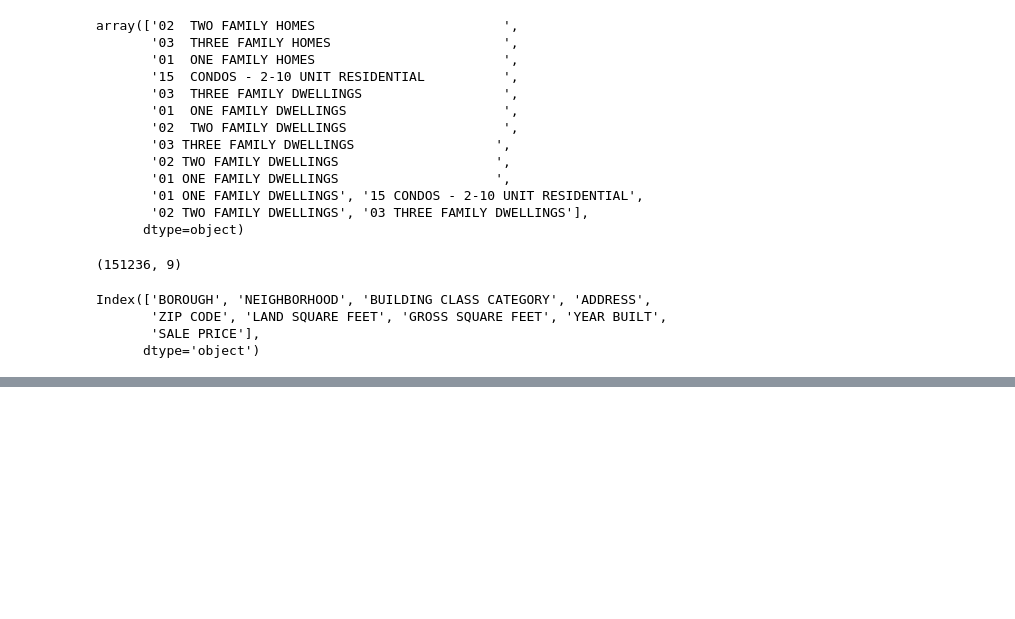
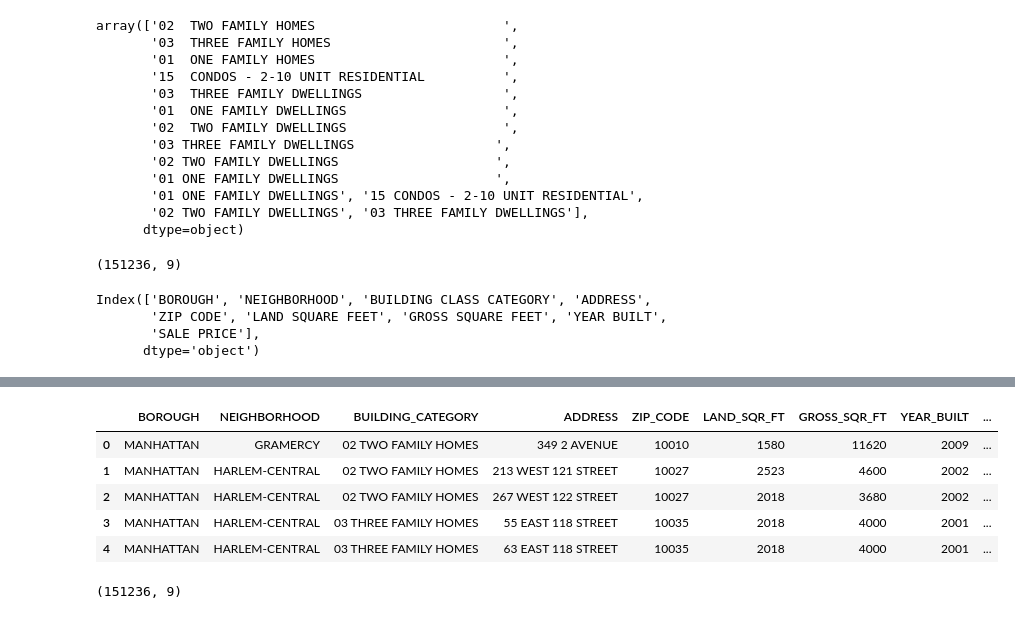
Before and after one commit to ruejo2013/REAL_ESTATE_INVESTMENT_COMPANY_PROJECT, a Jupyter notebook: customer_data.ipynb, the cells around one changed output, grey strips where cells are left out. Saved outputs shown, nothing was run; the diff lists cells and outputs as text; code cells hidden in the pictures; blank space fills up the shorter version.

```diff
--- a/customer_data.ipynb
+++ b/customer_data.ipynb
@@ -354,3 +356,14 @@ df_kaggle_new.head(2)
 |  | BOROUGH | NEIGHBORHOOD | BUILDING_CATEGORY | ADDRESS | ZIP_CODE | LAND_SQR_FT | GROSS_SQR_FT | YEAR_BUILT | ... |
 | 2338 | MANHATTAN | GRAMERCY | 02 TWO FAMILY HOMES | 349 2 AVENUE | 10010 | 1580 | 11620 | 2009 | ... |
 | 4456 | MANHATTAN | HARLEM-CENTRAL | 02 TWO FAMILY HOMES | 213 WEST 121 STREET | 10027 | 2523 | 4600 | 2002 | ... |
+# %%
+df_kaggle_new = df_kaggle_new.reset_index(drop=True)
+# %%
+df_kaggle_new.head()
+# %% [output]
+|  | BOROUGH | NEIGHBORHOOD | BUILDING_CATEGORY | ADDRESS | ZIP_CODE | LAND_SQR_FT | GROSS_SQR_FT | YEAR_BUILT | ... |
+| 0 | MANHATTAN | GRAMERCY | 02 TWO FAMILY HOMES | 349 2 AVENUE | 10010 | 1580 | 11620 | 2009 | ... |
+| 1 | MANHATTAN | HARLEM-CENTRAL | 02 TWO FAMILY HOMES | 213 WEST 121 STREET | 10027 | 2523 | 4600 | 2002 | ... |
+| 2 | MANHATTAN | HARLEM-CENTRAL | 02 TWO FAMILY HOMES | 267 WEST 122 STREET | 10027 | 2018 | 3680 | 2002 | ... |
+| 3 | MANHATTAN | HARLEM-CENTRAL | 03 THREE FAMILY HOMES | 55 EAST 118 STREET | 10035 | 2018 | 4000 | 2001 | ... |
+| 4 | MANHATTAN | HARLEM-CENTRAL | 03 THREE FAMILY HOMES | 63 EAST 118 STREET | 10035 | 2018 | 4000 | 2001 | ... |
@@ -356,0 +372,4 @@ df_kaggle_new.head(2)
+# %%
+df_kaggle_new.shape
+# %% [output]
+(151236, 9)
```
Also changed, not shown: parts of 7 cells of this notebook, 2 other files.
